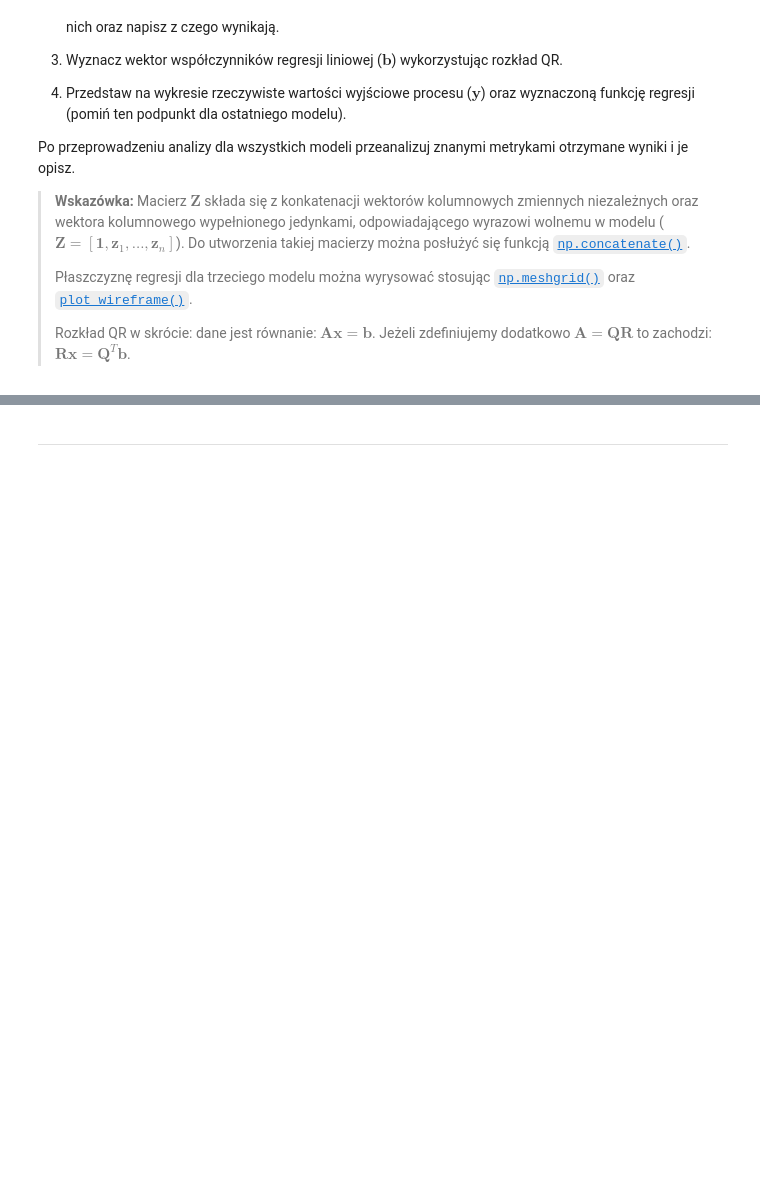
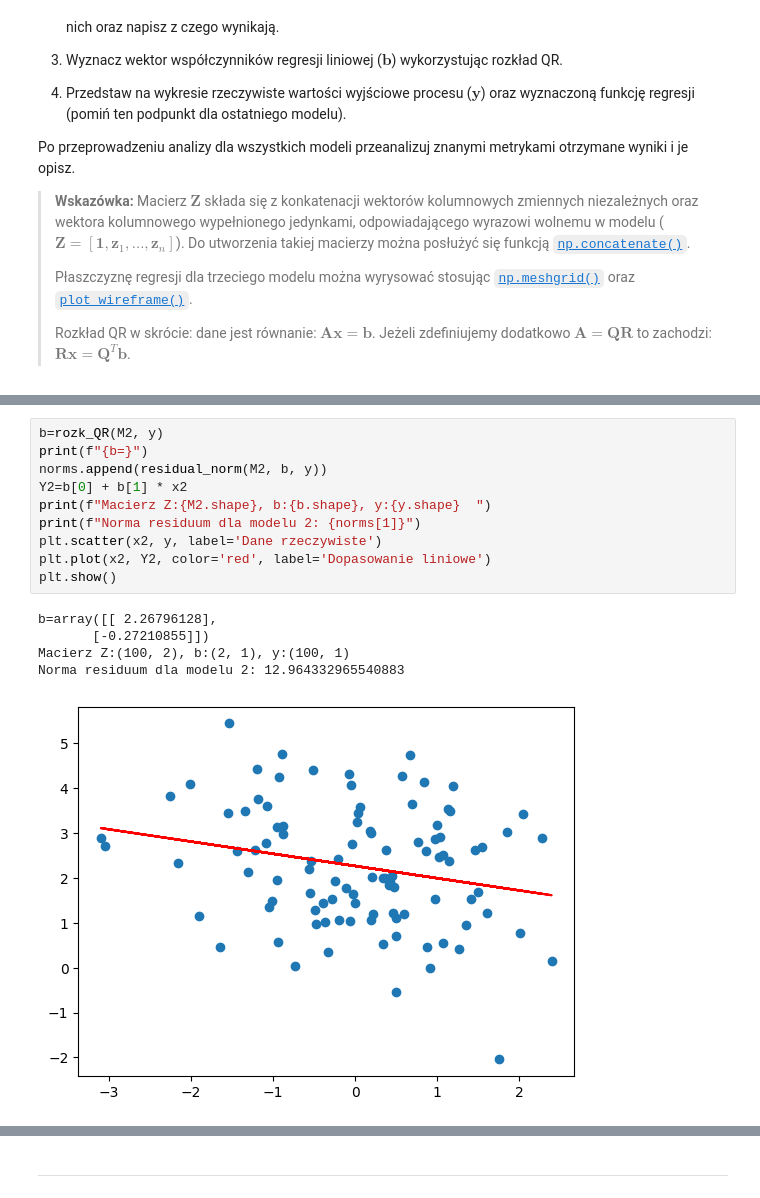
Before and after one commit to MN-KJ-2025/lab-5-r-wnania-m-x-n-GrawtoG, a Jupyter notebook: sprawozdanie.ipynb, the cells around one changed output, grey strips where cells are left out. Drawn from its saved outputs; the diff is of its cells as text; blank space fills up the shorter version.

```diff
--- a/sprawozdanie.ipynb
+++ b/sprawozdanie.ipynb
@@ -313,0 +474,16 @@ print(y)
+# %%
+b=rozk_QR(M2, y)
+print(f"{b=}")
+norms.append(residual_norm(M2, b, y))
+Y2=b[0] + b[1] * x2
+print(f"Macierz Z:{M2.shape}, b:{b.shape}, y:{y.shape}  ")
+print(f"Norma residuum dla modelu 2: {norms[1]}")
+plt.scatter(x2, y, label='Dane rzeczywiste')
+plt.plot(x2, Y2, color='red', label='Dopasowanie liniowe')
+plt.show()
+# %% [output]
+b=array([[ 2.26796128],
+       [-0.27210855]])
+Macierz Z:(100, 2), b:(2, 1), y:(100, 1)
+Norma residuum dla modelu 2: 12.964332965540883
+[figure, added]
```
Also changed, not shown: parts of 18 cells of this notebook, 3 other files.
